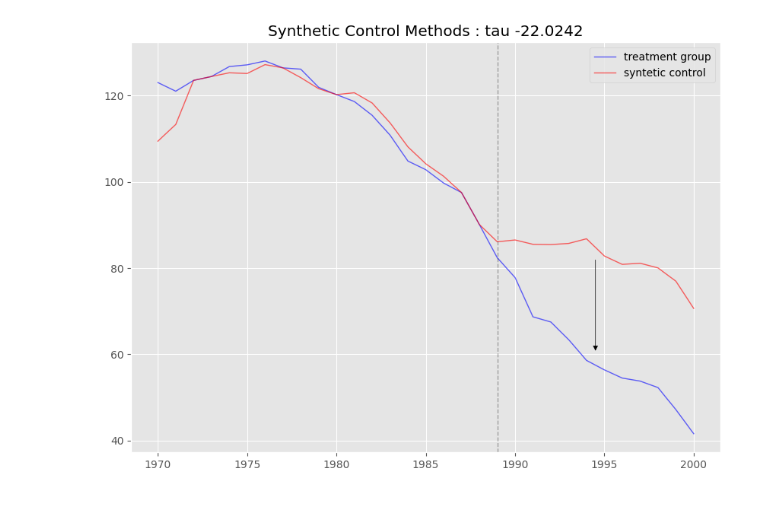
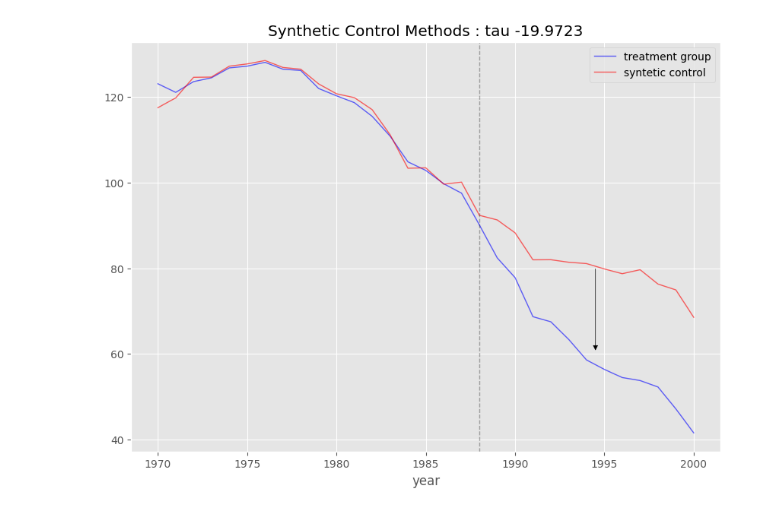
Before and after one commit to MasaAsami/pysynthdid, a Jupyter notebook: notebook/ClassicSCM.ipynb, the cells around one changed output. Saved outputs shown, nothing was run; the diff lists cells and outputs as text; code cells hidden in the pictures.

```diff
--- a/notebook/ClassicSCM.ipynb
+++ b/notebook/ClassicSCM.ipynb
@@ -21,10 +48,10 @@ from synthdid.sample_data import fetch_CaliforniaSmoking
 # %%
-df = fetch_CaliforniaSmoking()
+#df = fetch_CaliforniaSmoking()
 
 PRE_TEREM = [1970, 1988]
 POST_TEREM = [1989, 2000]
 
-TREATMENT = ["California"]
+TREATMENT = [3] #"California"
 
 sdid = SynthDID(df, PRE_TEREM, POST_TEREM, TREATMENT)
 # %%
@@ -35,0 +63,5 @@ sdid.plot(model="sc")
+# %%
+features = ["retprice"]
+
+additional_df =  raw_df.query("year <= 1988").pivot(index='state', columns="year")[features].T
+additional_df.head()
@@ -36,9 +77,14 @@ sdid.plot(model="sc")
+# %%
+additional_df = additional_df.dropna()
+# %%
+additional_X = additional_df.drop(columns=3, axis=0)
+additional_y = additional_df[3]
 # %%
-sdid.fit(zeta_type="base", simple_sc=False)
+sdid.fit(zeta_type="base", simple_sc=False, sc_v_model="linear", additonal_X=additional_X, additonal_y=additional_y )
 hat_omega_classic = sdid.estimated_params(model="sc")
 sdid.plot(model="sc")
 # %% [output]
-[figure, old version]
+[figure, new version]
 # %%
 omega_result = pd.merge(
     hat_omega_simple.rename(columns={"sc_weight" : "smple_weight"}),
```
Also changed, not shown: parts of 26 cells of this notebook, 2 other files.
